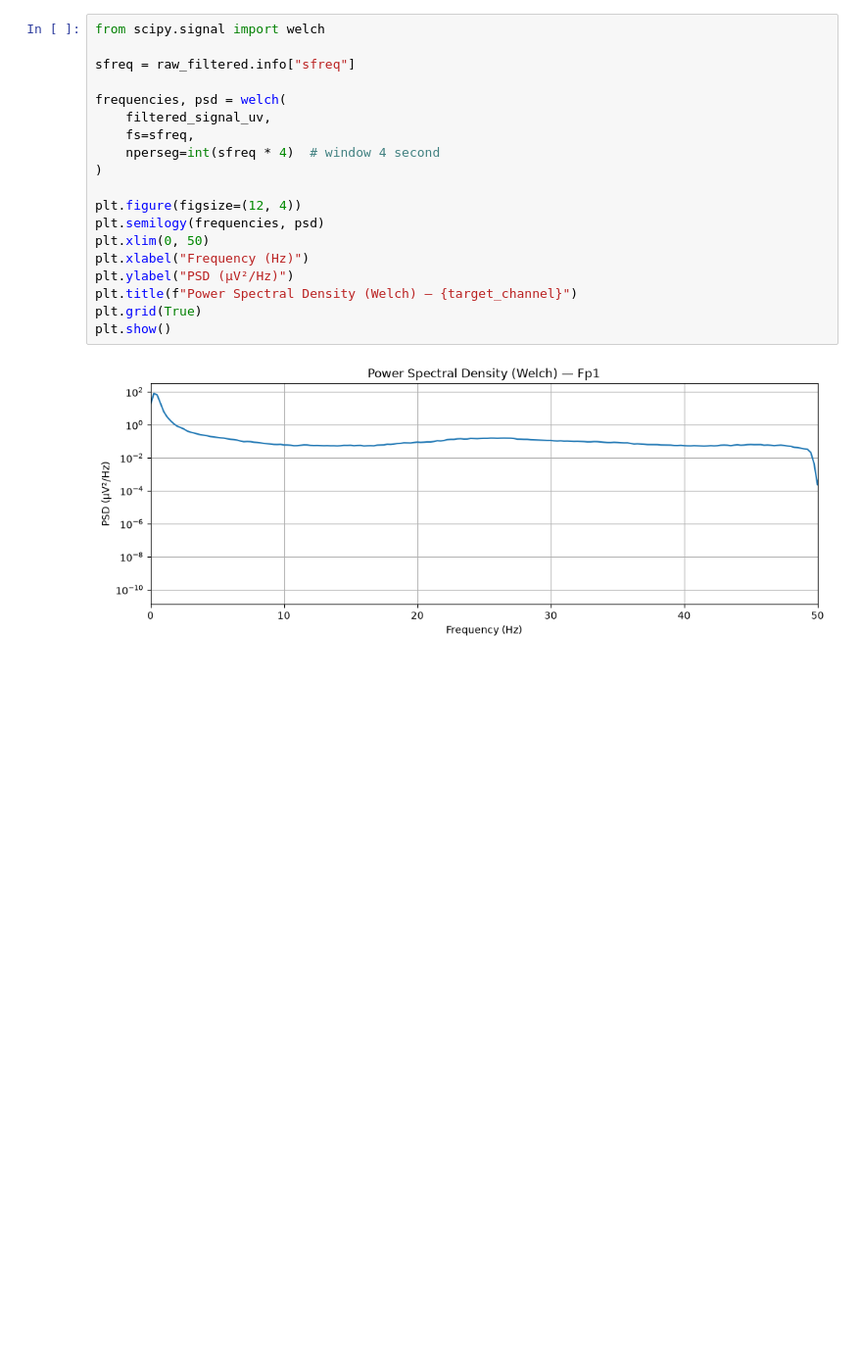
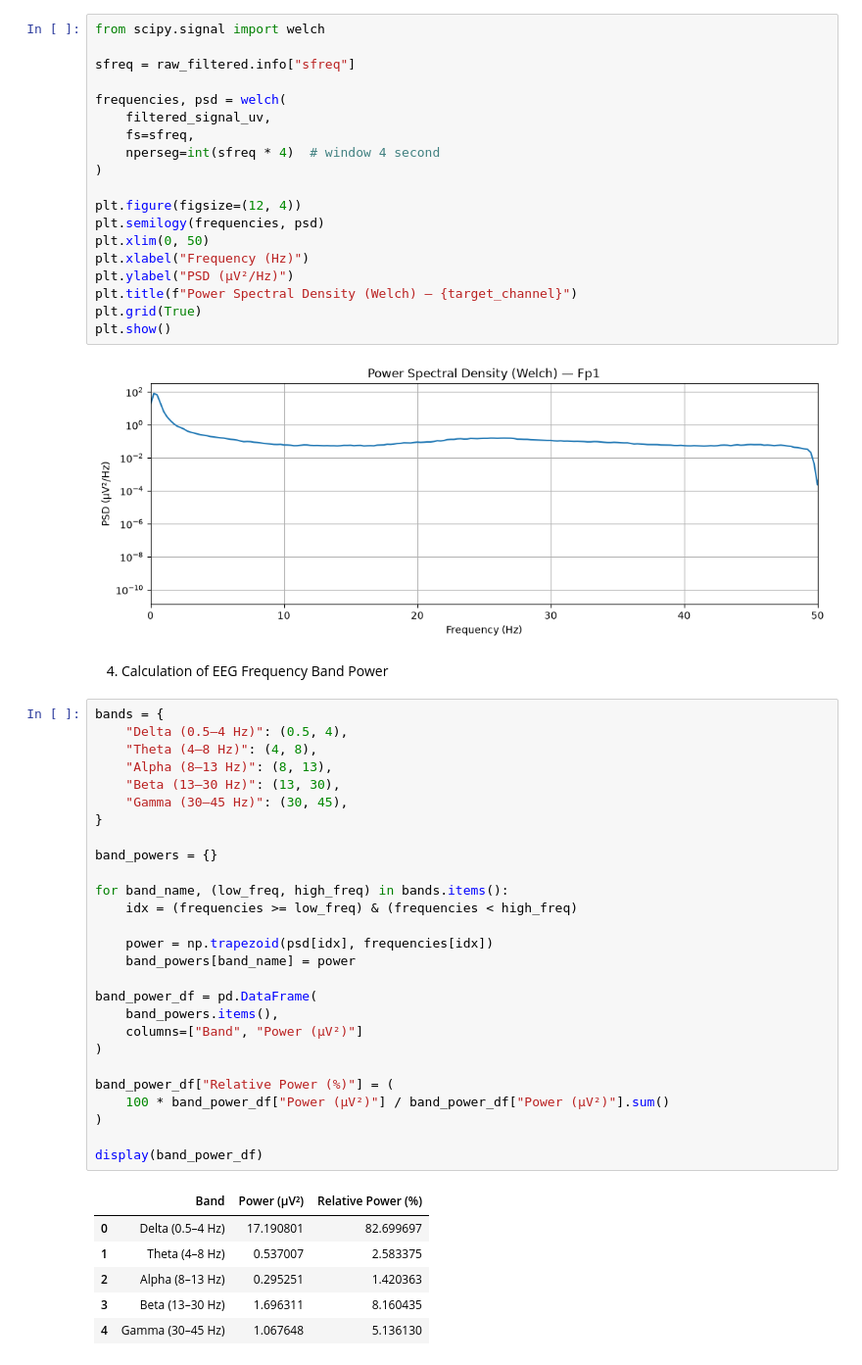
Before and after one commit to Mohsenmohebbi1993/EEG-Signals-From-Normal-and-MCI, a Jupyter notebook: Signal _EEG_data.ipynb, the cells around one changed output. Shown at 98% size. Drawn from its saved outputs; the diff is of its cells as text; blank space fills up the shorter version.

Commit message:
power

```diff
--- a/Signal _EEG_data.ipynb
+++ b/Signal _EEG_data.ipynb
@@ -299,3 +299,39 @@ plt.grid(True)
 plt.show()
 # %% [output]
 [figure]
+# %% [markdown]
+4) Calculation of EEG Frequency Band Power
+# %%
+bands = {
+    "Delta (0.5–4 Hz)": (0.5, 4),
+    "Theta (4–8 Hz)": (4, 8),
+    "Alpha (8–13 Hz)": (8, 13),
+    "Beta (13–30 Hz)": (13, 30),
+    "Gamma (30–45 Hz)": (30, 45),
+}
+
+band_powers = {}
+
+for band_name, (low_freq, high_freq) in bands.items():
+    idx = (frequencies >= low_freq) & (frequencies < high_freq)
+
+    power = np.trapezoid(psd[idx], frequencies[idx])
+    band_powers[band_name] = power
+
+band_power_df = pd.DataFrame(
+    band_powers.items(),
+    columns=["Band", "Power (µV²)"]
+)
+
+band_power_df["Relative Power (%)"] = (
+    100 * band_power_df["Power (µV²)"] / band_power_df["Power (µV²)"].sum()
+)
+
+display(band_power_df)
+# %% [output]
+|  | Band | Power (µV²) | Relative Power (%) |
+| 0 | Delta (0.5–4 Hz) | 17.190801 | 82.699697 |
+| 1 | Theta (4–8 Hz) | 0.537007 | 2.583375 |
+| 2 | Alpha (8–13 Hz) | 0.295251 | 1.420363 |
+| 3 | Beta (13–30 Hz) | 1.696311 | 8.160435 |
+| 4 | Gamma (30–45 Hz) | 1.067648 | 5.136130 |
```
